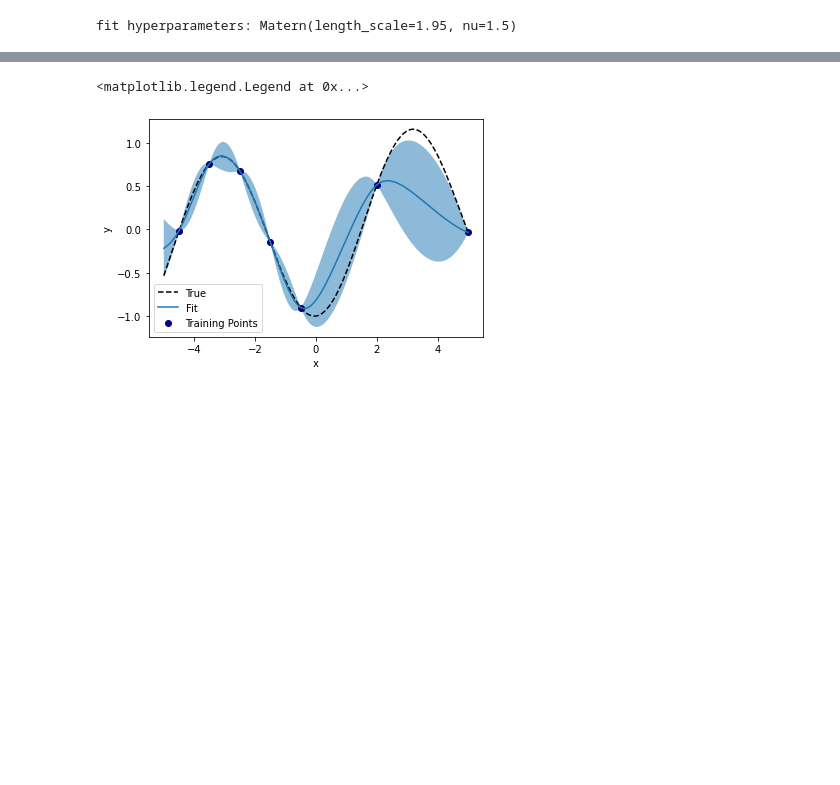
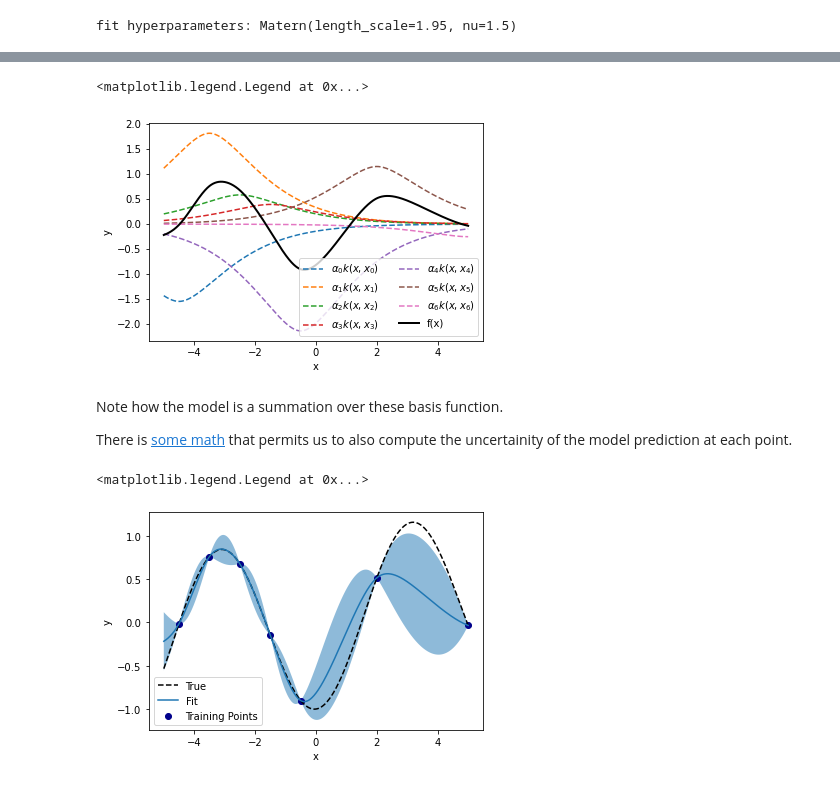
Before and after one commit to AIScienceTutorial/intro-to-bayesian-optimization, a Jupyter notebook: explore-acquistion-functions.ipynb, the cells around one changed output, grey strips where cells are left out. Cells and saved outputs as stored; diff of their text form; code cells hidden in the pictures; blank space fills up the shorter version.

```diff
--- a/explore-acquistion-functions.ipynb
+++ b/explore-acquistion-functions.ipynb
@@ -39,3 +116,23 @@ Plot the results
+# %%
+# Compute the contribution to the total model from each function
+contrib = model.alpha_ * model.kernel_(X, model.X_train_)
+# %%
+fig, ax = plt.subplots()
+
+for i, contrib_i in enumerate(contrib.T):
+    ax.plot(X, contrib_i, '--', label=f'$\\alpha_{i} k(x, x_{i})$')
+ax.plot(X, contrib.sum(axis=1), 'k-', lw=2, label='f(x)')
+
+ax.set_xlabel('x')
+ax.set_ylabel('y')
+ax.legend(ncol=2)
+# %% [output]
+<matplotlib.legend.Legend at 0x...>
+[figure, added]
+# %% [markdown]
+Note how the model is a summation over these basis function.
+
+There is [some math](https://bookdown.org/rbg/surrogates/chap5.html#chap5gppost) that permits us to also compute the uncertainity of the model prediction at each point.
 # %%
 fig, ax = plt.subplots()
 
```
Also changed, not shown: parts of 19 cells of this notebook.
